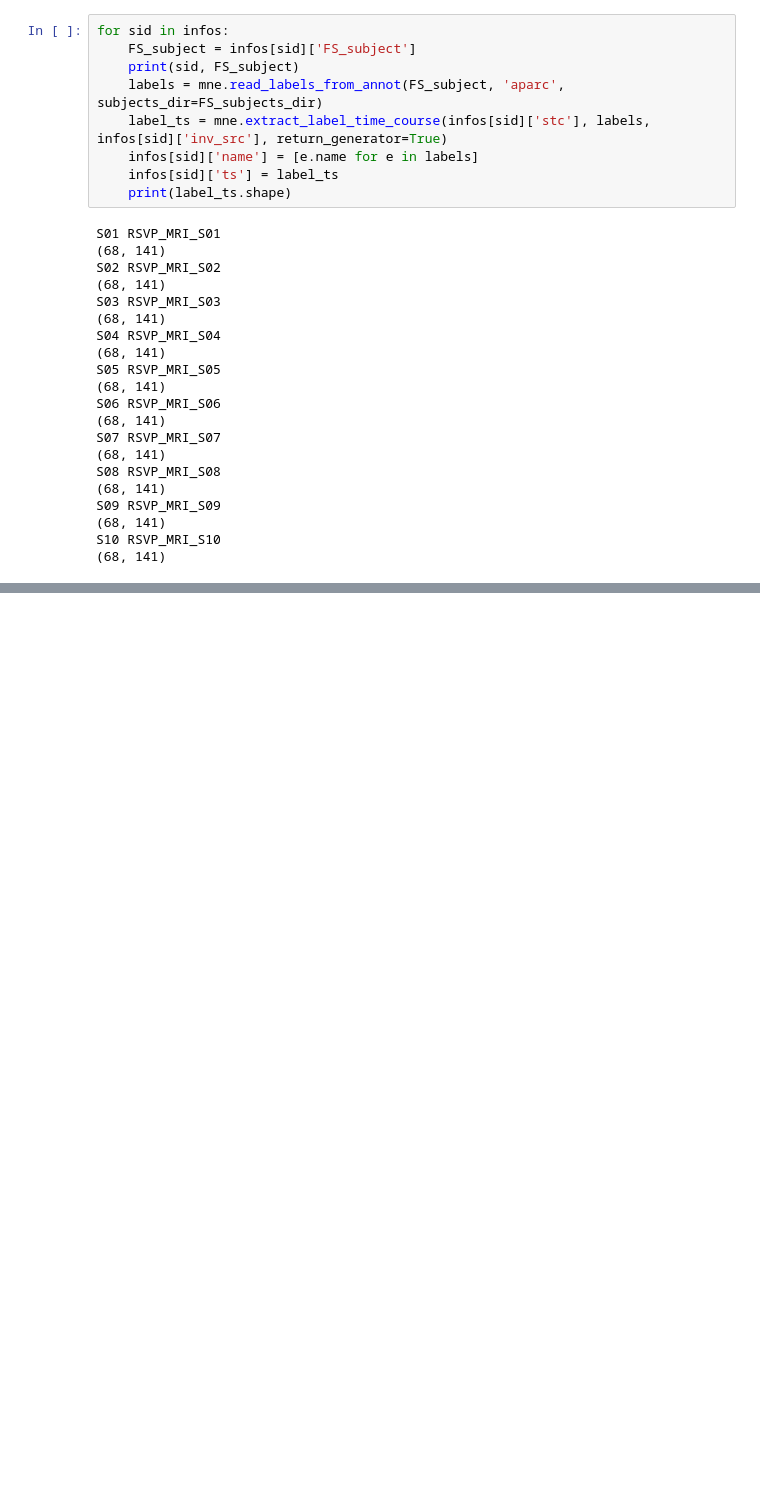
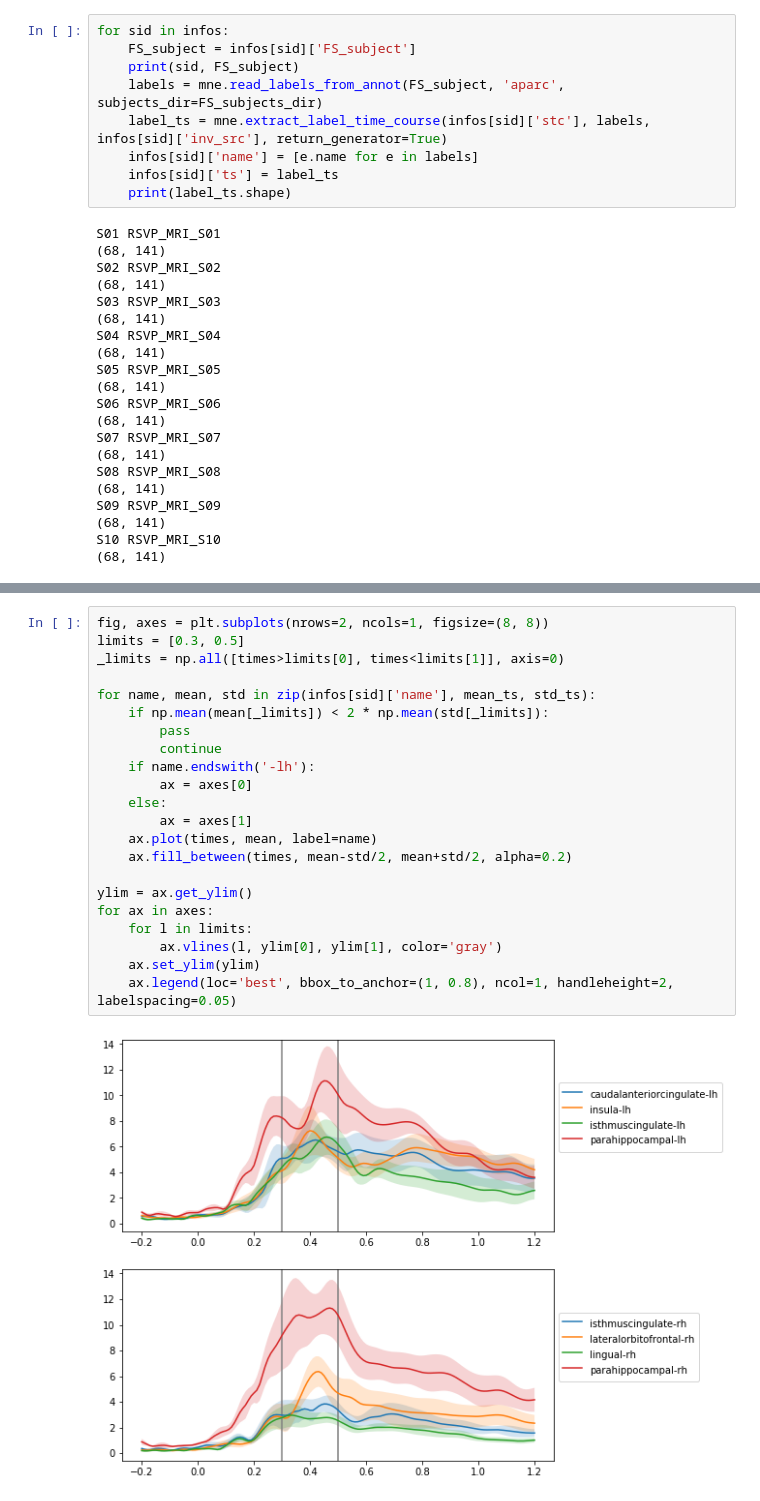
Before and after one commit to listenzcc/inverse_analysis, a Jupyter notebook: Draw_stc.ipynb, the cells around one changed output, grey strips where cells are left out. Drawn from its saved outputs; the diff is of its cells as text; blank space fills up the shorter version.

```diff
--- a/Draw_stc.ipynb
+++ b/Draw_stc.ipynb
@@ -170,0 +222,24 @@ mean_ts.shape
+# %%
+fig, axes = plt.subplots(nrows=2, ncols=1, figsize=(8, 8))
+limits = [0.3, 0.5]
+_limits = np.all([times>limits[0], times<limits[1]], axis=0)
+
+for name, mean, std in zip(infos[sid]['name'], mean_ts, std_ts):
+    if np.mean(mean[_limits]) < 2 * np.mean(std[_limits]):
+        pass
+        continue
+    if name.endswith('-lh'):
+        ax = axes[0]
+    else:
+        ax = axes[1]
+    ax.plot(times, mean, label=name)
+    ax.fill_between(times, mean-std/2, mean+std/2, alpha=0.2)
+
+ylim = ax.get_ylim()
+for ax in axes:
+    for l in limits:
+        ax.vlines(l, ylim[0], ylim[1], color='gray')
+    ax.set_ylim(ylim)
+    ax.legend(loc='best', bbox_to_anchor=(1, 0.8), ncol=1, handleheight=2, labelspacing=0.05)
+# %% [output]
+[figure, added]
```
Also changed, not shown: parts of 7 cells of this notebook.
